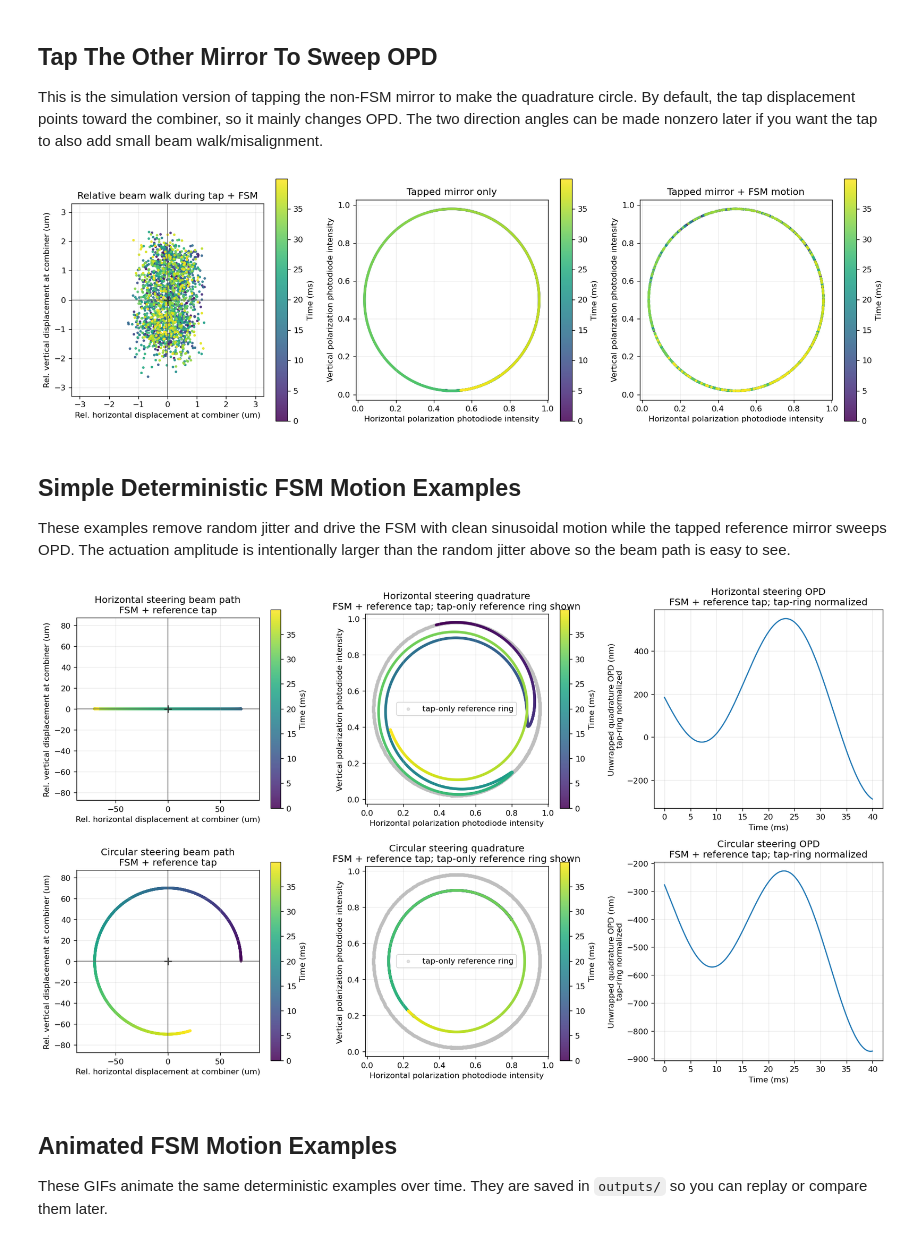
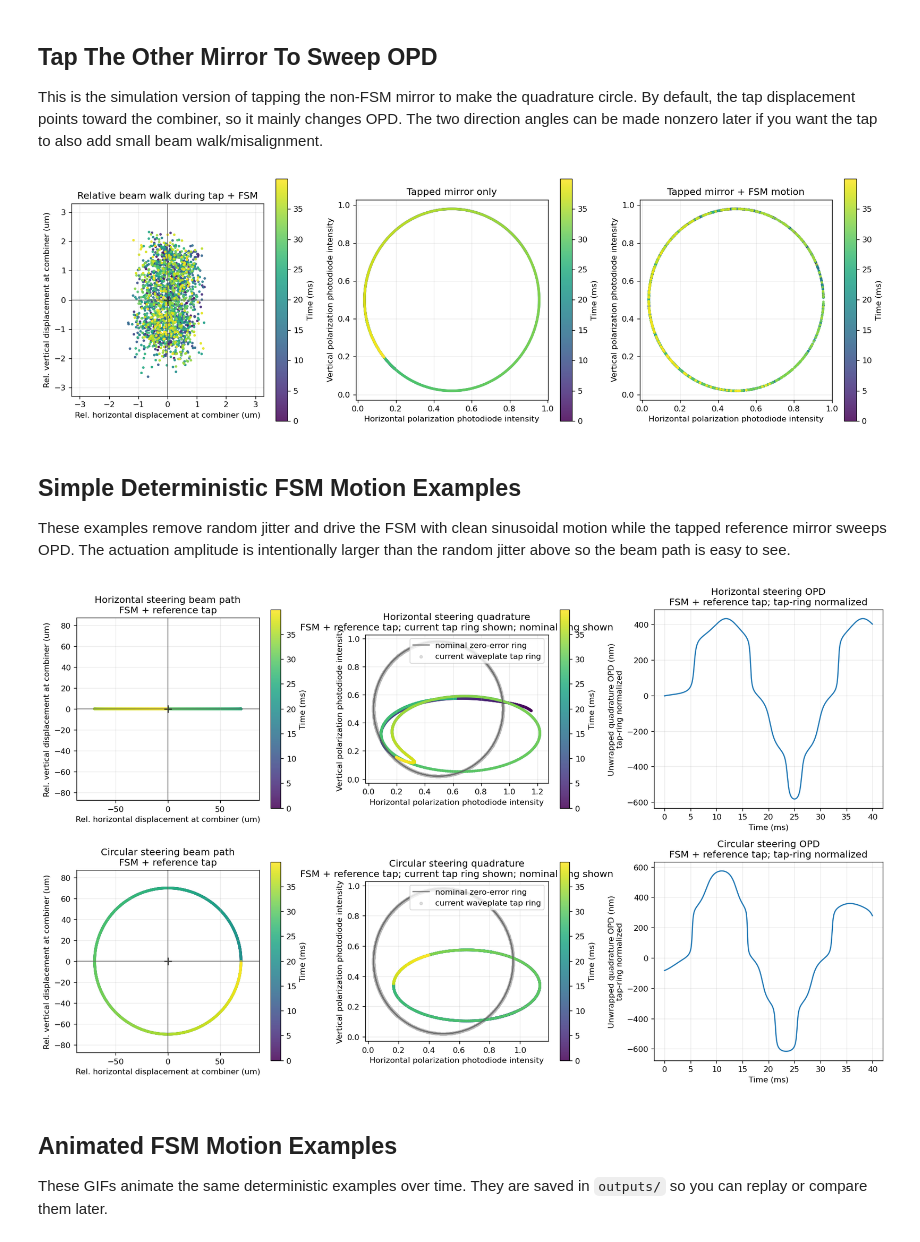
Before and after one commit to albertostoja/FSM-Simulation, a Jupyter notebook: notebooks/quadrature_fsm_simulation.ipynb, the cells around one changed output. Saved outputs shown, nothing was run; the diff lists cells and outputs as text; code cells hidden in the pictures.

```diff
--- a/notebooks/quadrature_fsm_simulation.ipynb
+++ b/notebooks/quadrature_fsm_simulation.ipynb
@@ -76,7 +76,7 @@ interferometer = InterferometerConfig(
 # A HWP fast axis at 22.5 deg rotates vertical input light to 45 deg diagonal.
 reference_hwp_nominal_fast_axis_angle_deg = 22.5
 fsm_qwp_nominal_fast_axis_angle_deg = 45.0
-reference_hwp_angle_error_deg = 0.0
+reference_hwp_angle_error_deg = 10.0
 fsm_qwp_angle_error_deg = 0.0
 reference_hwp_fast_axis_angle_deg = reference_hwp_nominal_fast_axis_angle_deg + reference_hwp_angle_error_deg
 fsm_qwp_fast_axis_angle_deg = fsm_qwp_nominal_fast_axis_angle_deg + fsm_qwp_angle_error_deg
@@ -278,7 +280,7 @@ plot_quadrature(tap_plus_fsm_result, ax=axes[2], color_by="time", point_size=5)
 axes[2].set_title("Tapped mirror + FSM motion")
 fig.tight_layout()
 # %% [output]
-[figure, old version]
+[figure, new version]
 # %% [markdown]
 ## Simple Deterministic FSM Motion Examples
 
@@ -286,7 +288,7 @@ These examples remove random jitter and drive the FSM with clean sinusoidal moti
 # %%
 demo_sample_rate_hz = jitter.sample_rate_hz
 demo_duration_s = jitter.duration_s
-demo_frequency_hz = 20
+demo_frequency_hz = 50
 demo_angle_amplitude_rad = 100e-6
 use_reference_tap_for_examples = True
 show_tap_only_reference_ring = True
@@ -413,34 +415,34 @@ axes[1, 0].set_title(f"Circular steering beam path\n{example_motion_label}")
 if show_nominal_waveplate_reference_ring:
     axes[1, 1].plot(
         nominal_tap_only_result.horizontal_w,
         nominal_tap_only_result.vertical_w,
         color="0.35",
         linewidth=1.5,
         alpha=0.75,
         label="nominal zero-error ring",
     )
 if show_tap_only_reference_ring:
     axes[1, 1].scatter(
         tap_only_result.horizontal_w,
         tap_only_result.vertical_w,
         s=12,
         color="0.72",
         alpha=0.45,
         label="current waveplate tap ring",
     )
 plot_quadrature(circular_result, ax=axes[1, 1], color_by="time", point_size=6)
 axes[1, 1].set_title(f"Circular steering quadrature\n{example_motion_label}; {example_overlay_label}")
 if show_tap_only_reference_ring or show_nominal_waveplate_reference_ring:
     axes[1, 1].legend(loc="best")
 axes[1, 2].plot(demo_time_s * 1e3, circular_opd_m * 1e9)
 axes[1, 2].set_title(f"Circular steering OPD\n{example_motion_label}; {example_opd_label}")
 axes[1, 2].set_xlabel("Time (ms)")
 axes[1, 2].set_ylabel(f"Unwrapped quadrature OPD (nm)\n{example_opd_label}")
 axes[1, 2].grid(True, alpha=0.25)
 
 fig.tight_layout()
 # %% [output]
-[figure, old version]
+[figure, new version]
 # %% [markdown]
 ## Animated FSM Motion Examples
 
```
Also changed, not shown: parts of 2 cells of this notebook.
